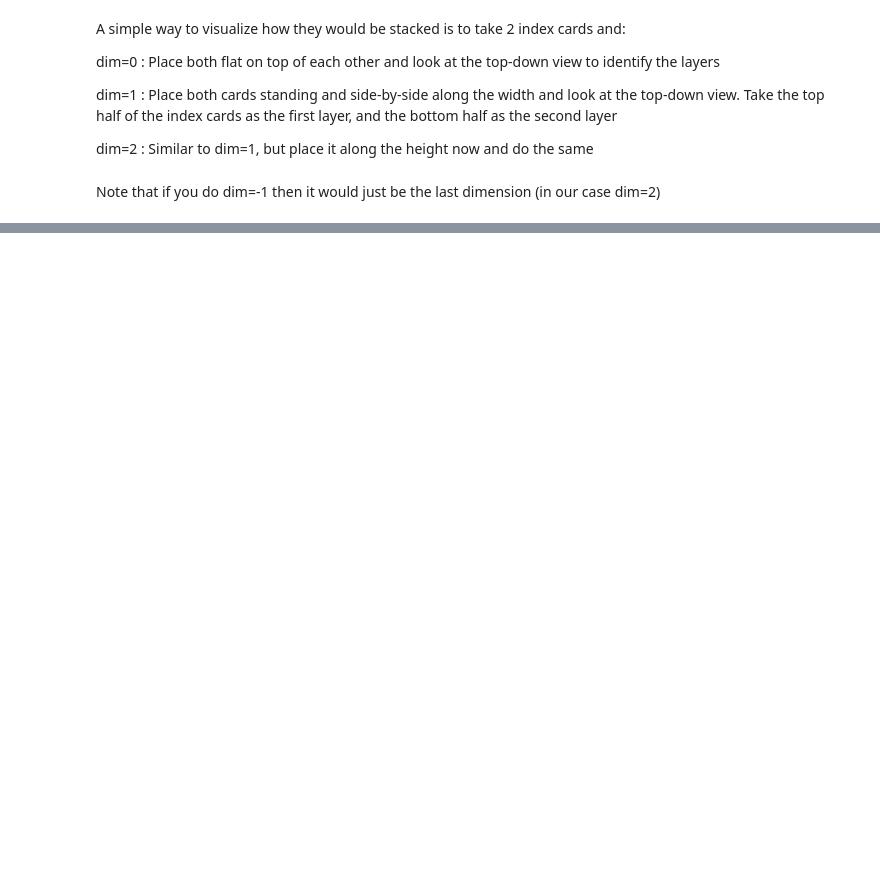
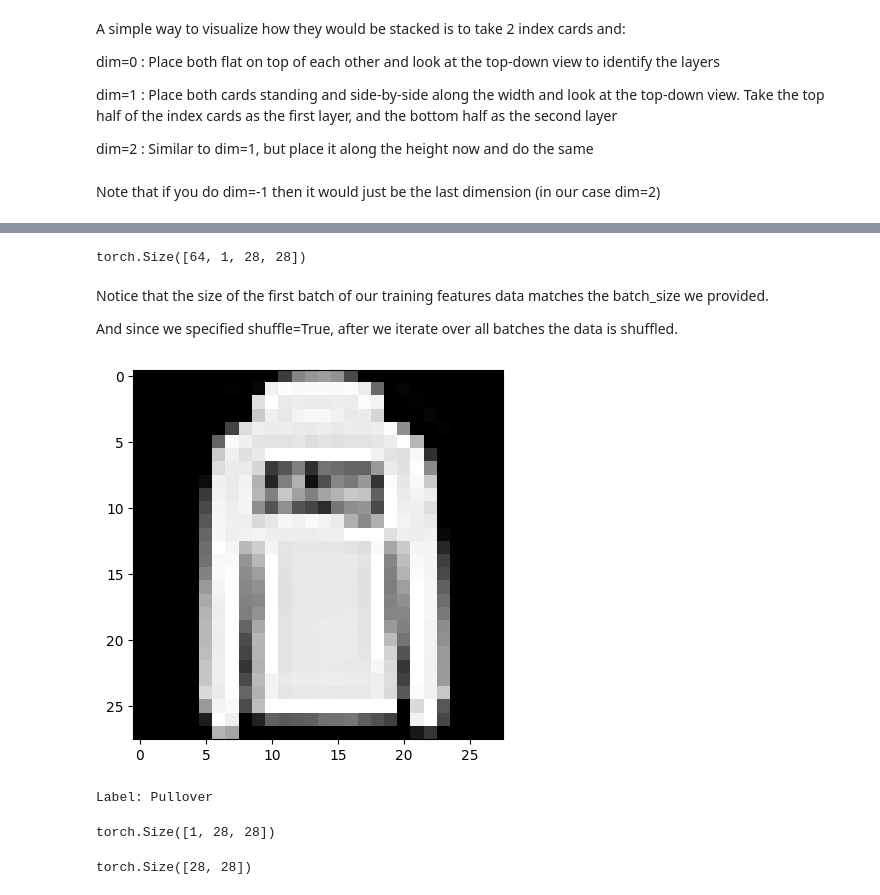
Before and after one commit to shashank-suresh/pytorch-exploration, a Jupyter notebook: basics.ipynb, the cells around one changed output, grey strips where cells are left out. Cells and saved outputs as stored; diff of their text form; code cells hidden in the pictures; blank space fills up the shorter version.

```diff
--- a/basics.ipynb
+++ b/basics.ipynb
@@ -286,0 +520,3 @@ tensor([[[0.5097, 0.5097],
+# %%
+train_dataloader = DataLoader(training_data, batch_size=64, shuffle=True)
+test_dataloader = DataLoader(test_data, batch_size=64, shuffle=True)
@@ -286,0 +529,2 @@ tensor([[[0.5097, 0.5097],
+# %%
+train_features, train_labels = next(iter(train_dataloader))
@@ -286,0 +551,26 @@ tensor([[[0.5097, 0.5097],
+# %%
+train_features.shape
+# %% [output]
+torch.Size([64, 1, 28, 28])
+# %% [markdown]
+Notice that the size of the first batch of our training features data matches the batch_size we provided.
+
+And since we specified shuffle=True, after we iterate over all batches the data is shuffled.
+# %%
+img = train_features[0].squeeze() # .squeeze() returns a tensor with all specified dimensoins of input of size 1 removed (check below)
+label = train_labels[0].item() # Our label in this case is a single-element tensor, so we use .item() to convert it into a Python numerical value
+
+plt.imshow(img, cmap="gray")
+plt.show()
+print(f"Label: {labels_map[label]}")
+# %% [output]
+[figure, added]
+Label: Pullover
+# %%
+train_features[0].shape
+# %% [output]
+torch.Size([1, 28, 28])
+# %%
+train_features[0].squeeze().shape
+# %% [output]
+torch.Size([28, 28])
```
Also changed, not shown: parts of 52 cells of this notebook, 2 other files.
